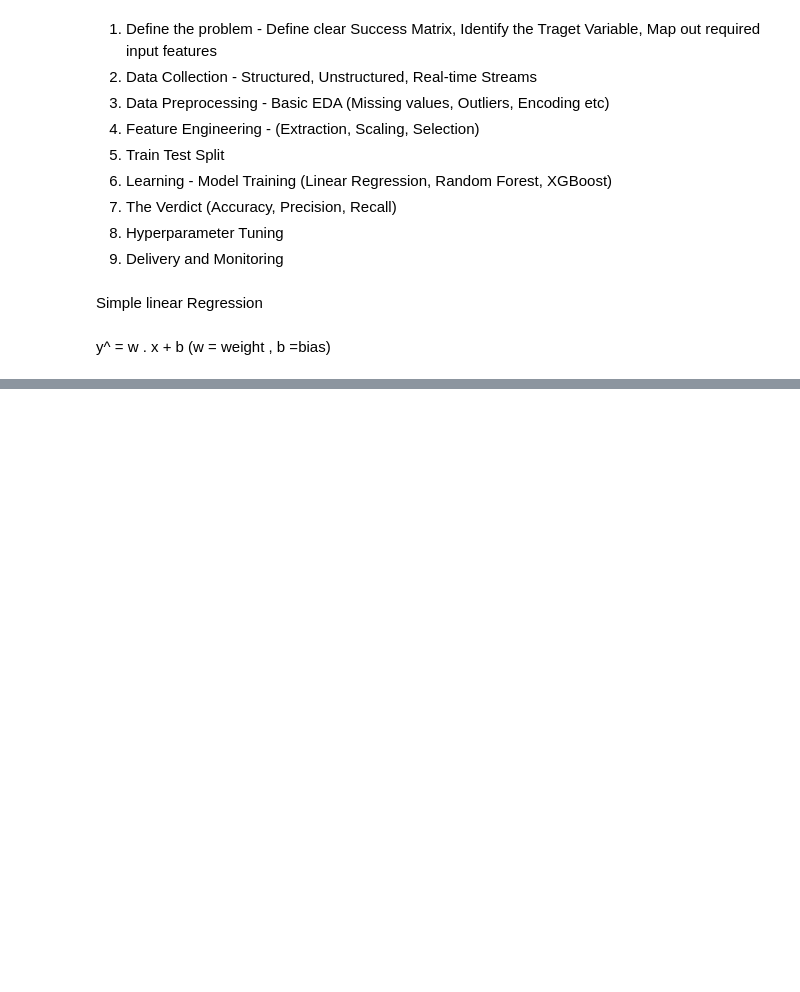
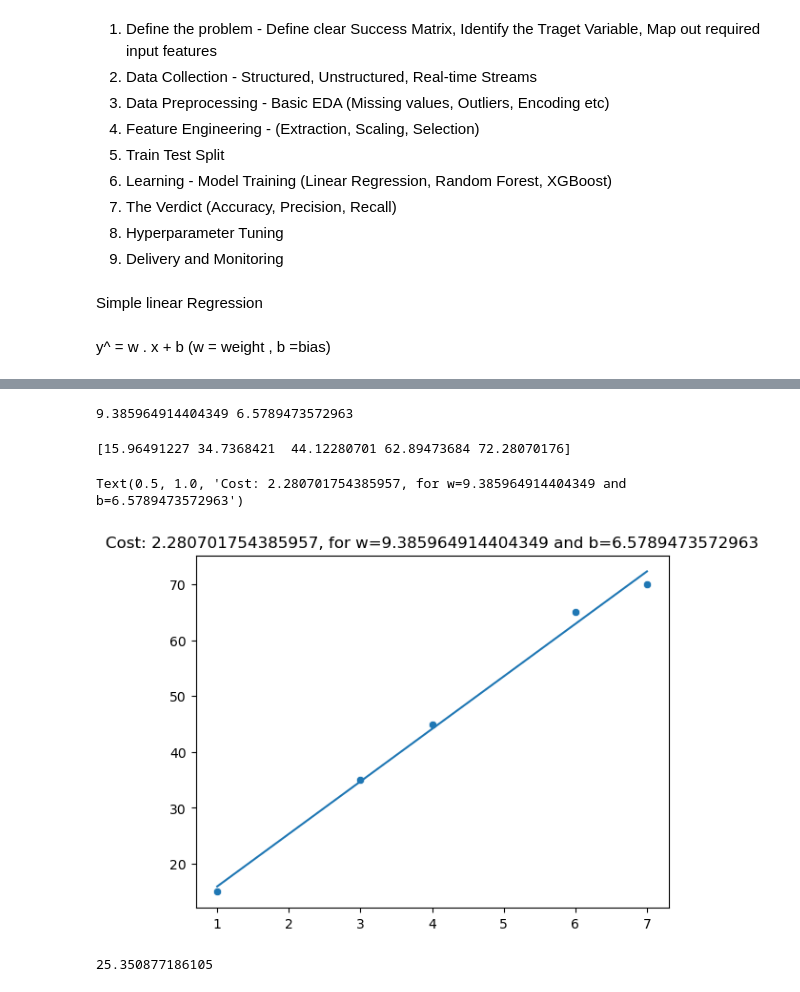
Before and after one commit to msanimfarhan/EndToEnd-MachineLearning, a Jupyter notebook: Simple-Linear-Regression.ipynb, the cells around one changed output, grey strips where cells are left out. Saved outputs shown, nothing was run; the diff lists cells and outputs as text; code cells hidden in the pictures; blank space fills up the shorter version.

Commit message:
model training over 1000 iteration

```diff
--- a/Simple-Linear-Regression.ipynb
+++ b/Simple-Linear-Regression.ipynb
@@ -91,0 +111,16 @@ Text(0.5, 1.0, 'Cost: 4.0, for w=10.0 and b=3.0')
+# %%
+def calculate_gradient(X,y,w,b):
+    m = X.shape[0] # number data points
+    dj_dw = 0.0
+    dj_db=0.0
+
+    for i in range(m):
+        prediction = w * X[i] + b
+        error = prediction - y[i]
+        dj_dw = dj_dw + (error * X[i])
+        dj_db = dj_db + (error)
+
+    dj_dw = dj_dw / m
+    dj_db = dj_db / m
+
+    return dj_dw,dj_db
@@ -91,0 +133,22 @@ Text(0.5, 1.0, 'Cost: 4.0, for w=10.0 and b=3.0')
+# %%
+def gradient_descent(X,y,w_input,b_input, max_iter, alpha=0.01):
+
+    w=w_input
+    b=b_input
+    cost_memo =[]
+    iteration =[]
+    for i in range(max_iter):
+        dj_dw,dj_db = calculate_gradient(X,y,w,b)
+        #update
+        w = w - (alpha * dj_dw)
+        b= b- (alpha * dj_db)
+        cost = (compute_cost(X,y,w,b))
+        cost_memo.append(cost)
+        iteration.append(i)
+
+        if i%100 ==0:
+            print(f"iteration:{iteration[i]}, w:{w},b:{b}, dj_dw:{dj_dw}, dj_dwb:{dj_db}, cost:{cost}")
+
+    return w,b,cost_memo,iteration
+# %%
+w,b,cost_memo,iteration = gradient_descent(X,y,w_input=0,b_input=0, max_iter=10000, alpha=0.01)
@@ -91,0 +173,21 @@ Text(0.5, 1.0, 'Cost: 4.0, for w=10.0 and b=3.0')
+# %%
+print(w,b)
+# %% [output]
+9.385964914404349 6.5789473572963
+# %%
+predictions = make_prediction(X,y,w=w,b=b)
+print(predictions)
+sns.scatterplot(x= X, y= y)
+plt.plot(X, predictions)
+plt.title(f"Cost: {compute_cost(X,y,w=w,b=b)}, for w={w} and b={b}")
+# %% [output]
+[15.96491227 34.7368421  44.12280701 62.89473684 72.28070176]
+Text(0.5, 1.0, 'Cost: 2.280701754385957, for w=9.385964914404349 and b=6.5789473572963')
+[figure, added]
+# %%
+# jar 2 bochor experience tar salary koto
+
+predictions= w * 2 + b
+print(predictions)
+# %% [output]
+25.350877186105
```
Also changed, not shown: parts of 12 cells of this notebook.
